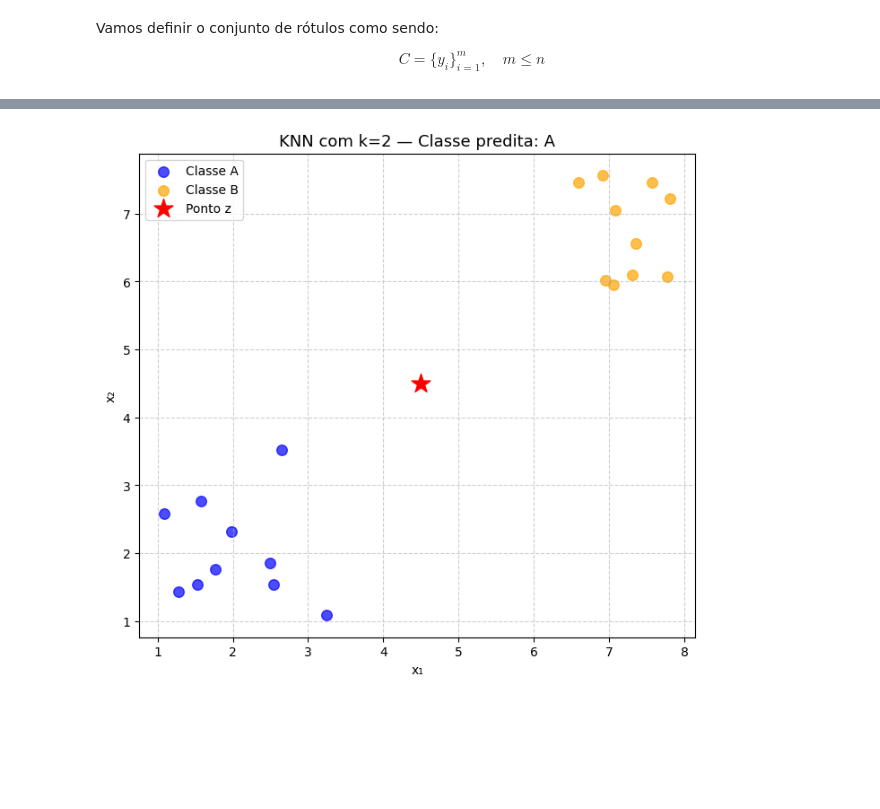
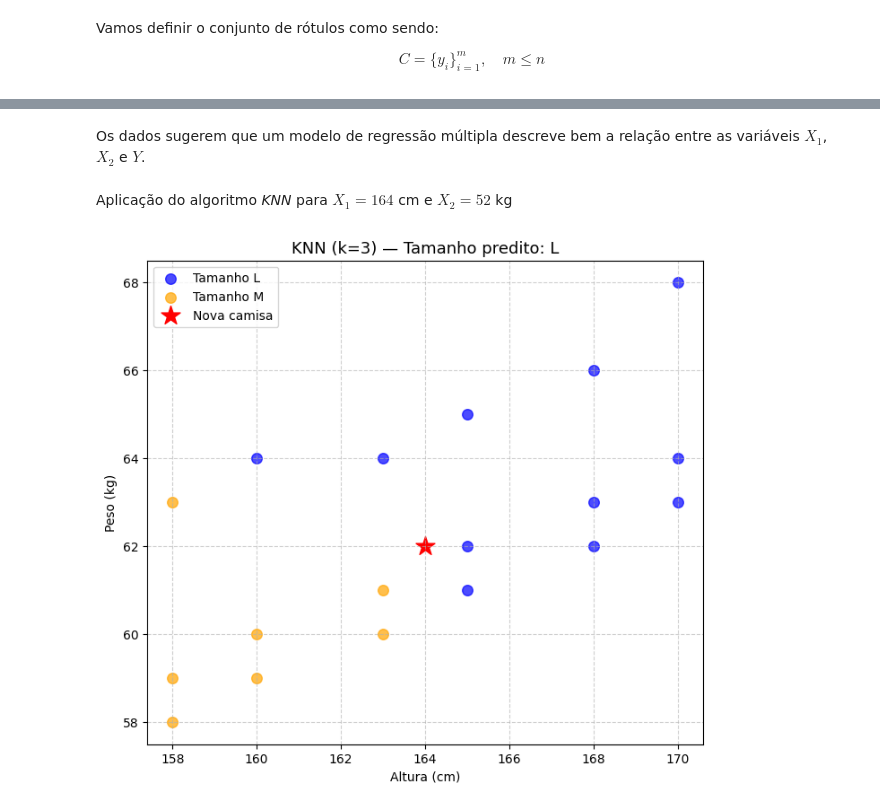
Before and after one commit to gabdourado/AI, a Jupyter notebook: K_Nearest_Neighbors.ipynb, the cells around one changed output, grey strips where cells are left out. Cells and saved outputs as stored; diff of their text form; code cells hidden in the pictures; blank space fills up the shorter version.

Commit message:
Aplicacao do algoritmo KNN

```diff
--- a/K_Nearest_Neighbors.ipynb
+++ b/K_Nearest_Neighbors.ipynb
@@ -75,66 +132,38 @@ $$
+# %% [markdown]
+Os dados sugerem que um modelo de regressão múltipla descreve bem a relação entre as variáveis $X_1$, $X_2$ e $Y$.
+# %% [markdown]
+Aplicação do algoritmo *KNN* para $X_1 = 164$ cm e $X_2 = 52$ kg
 # %%
-import numpy as np
-import matplotlib.pyplot as plt
 from collections import Counter
 from math import sqrt
 
 def dist(x, z):
     return sqrt(np.sum((np.array(x) - np.array(z))**2))
-\
+
 def knn(data, labels, z, k):
     omega = np.array([dist(x_i, z) for x_i in data])
     Ik = np.argsort(omega)[:k]
     Ck = labels[Ik]
     y = Counter(Ck).most_common(1)[0][0]
-    return y
+    return y, Ik
 
-A = np.array([
- [2.49671415, 1.8617357 ],
- [2.64768854, 3.52302986],
- [1.76584663, 1.76586304],
- [1.57921282, 2.76743473],
- [1.53052561, 1.54256004],
- [2.53658231, 1.53427025],
- [3.24196227, 1.08671976],
- [1.27508217, 1.43771247],
- [1.98716888, 2.31424733],
- [1.09197592, 2.5876963 ]
-])
+z = np.array([164, 62])
+k = 3
 
-B = np.array([
- [7.35778736, 6.56078453],
- [7.08305124, 7.05380205],
- [7.054256  , 5.95366171],
- [6.95342823, 6.02419623],
- [7.80867198, 7.22745993],
- [6.91877001, 7.56228753],
- [7.31424733, 6.09197592],
- [6.5876963 , 7.46564877],
- [7.7742237 , 6.0675282 ],
- [7.57525181, 7.45561728]
-])
-
-data = np.vstack((A, B))
-labels = np.array(['A'] * len(A) + ['B'] * len(B))
-
-z = np.array([4.5, 4.5])
-k = 2
-
-label_pred = knn(data, labels, z, k)
+label_pred, Ik = knn(data, labels, z, k)
 
 plt.figure(figsize=(8, 7))
 
 for classe, cor in zip(np.unique(labels), ['blue', 'orange']):
     pontos = data[labels == classe]
-    plt.scatter(pontos[:, 0], pontos[:, 1], label=f'Classe {classe}', color=cor, s=70, alpha=0.7)
+    plt.scatter(pontos[:, 0], pontos[:, 1], label=f'Tamanho {classe}', color=cor, s=70, alpha=0.7)
 
-plt.scatter(z[0], z[1], color='red', marker='*', s=250, label=f'Ponto z')
-
-plt.title(f'KNN com k={k} — Classe predita: {label_pred}', fontsize=13)
-plt.xlabel('x₁')
-plt.ylabel('x₂')
+plt.scatter(z[0], z[1], color='red', marker='*', s=250, label=f'Nova camisa')
+plt.title(f'KNN (k={k}) — Tamanho predito: {label_pred}', fontsize=13)
+plt.xlabel('Altura (cm)')
+plt.ylabel('Peso (kg)')
 plt.legend()
 plt.grid(True, linestyle='--', alpha=0.6)
 plt.show()
 # %% [output]
-[figure, old version]
+[figure, new version]
```
Also changed, not shown: parts of 9 cells of this notebook.
